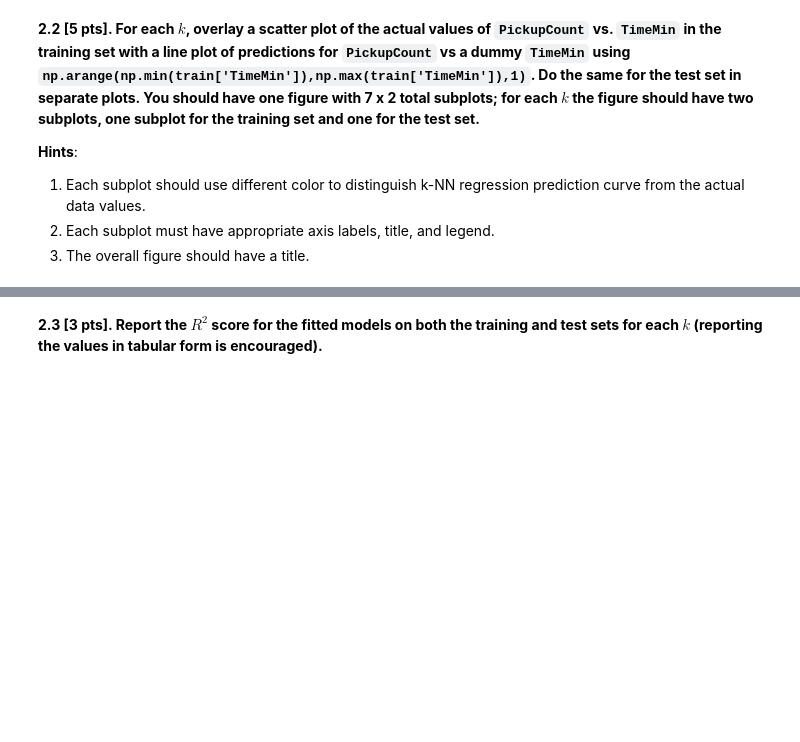
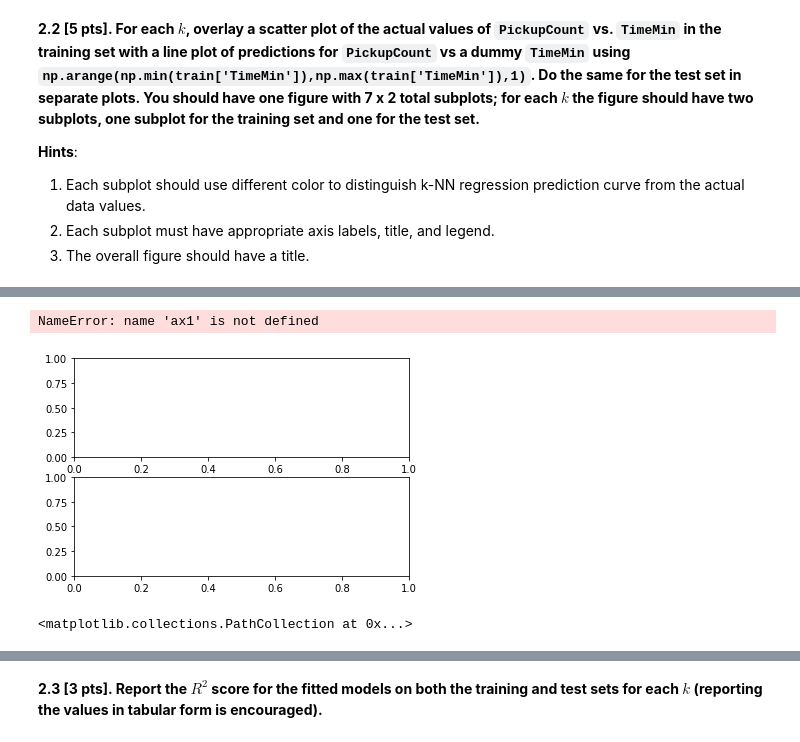
Before and after one commit to CreditPy/2021-s109a, a Jupyter notebook: cs_s109a_hw2/cs_s109a_hw2.ipynb, the cells around one changed output, grey strips where cells are left out. Cells and saved outputs as stored; diff of their text form; code cells hidden in the pictures; blank space fills up the shorter version.

```diff
--- a/cs_s109a_hw2/cs_s109a_hw2.ipynb
+++ b/cs_s109a_hw2/cs_s109a_hw2.ipynb
@@ -201,0 +312,12 @@ In lecture we've seen $k$-Nearest Neighbors ($k$-NN) Regression, a non-parametri
+# %%
+fig, ax1 = plt.subplots(2,1)
+ax1.scatter(train_data['TimeMin'],train_data['PickupCount'], label='Train', c='black')
+ax2.scatter(test_data['TimeMin'],test_data['PickupCount'], c='blue', label='Test')
+ax.legend()
+# %% [output]
+NameError: name 'ax1' is not defined
+[figure, added]
+# %%
+ax.scatter(X_train,y_train)
+# %% [output]
+<matplotlib.collections.PathCollection at 0x...>
```
Also changed, not shown: parts of 10 cells of this notebook.
